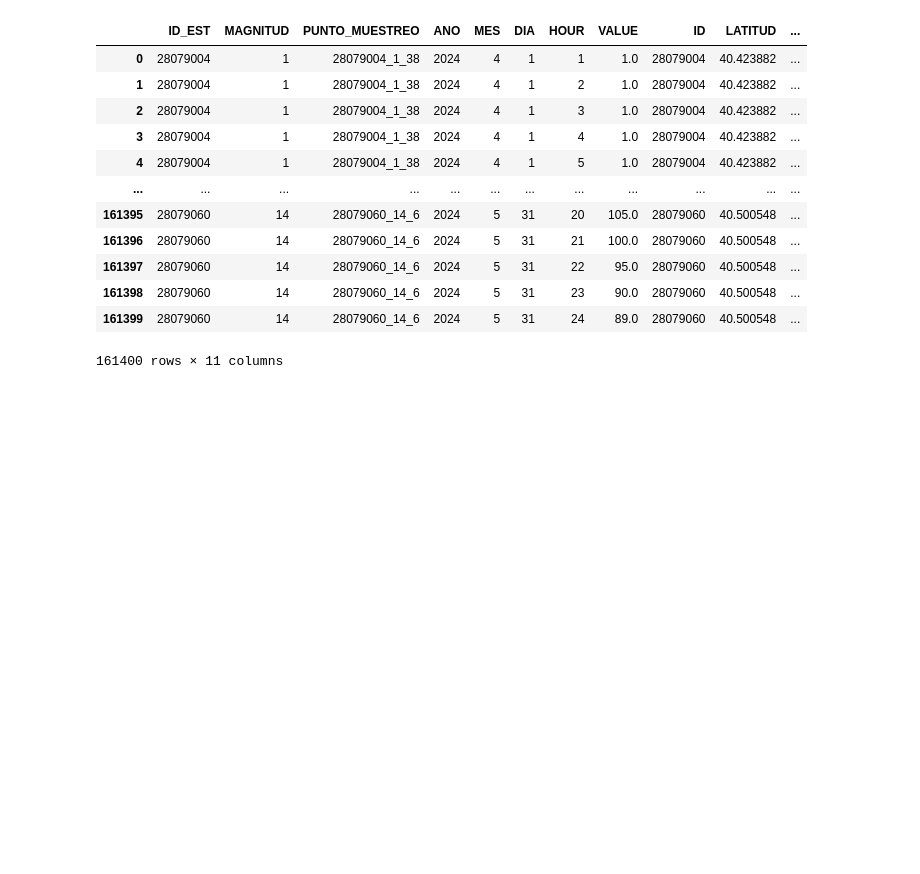
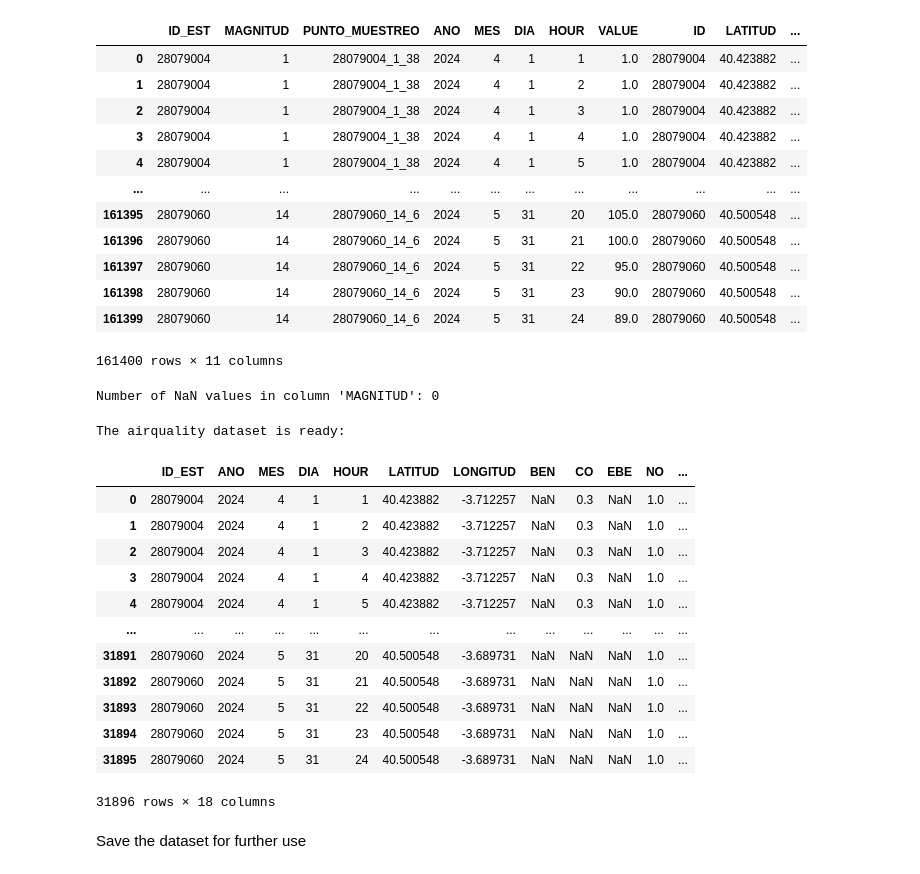
Before and after one commit to acelico/Air-pollution-Madrid, a Jupyter notebook: notebooks/2) load AIR data.ipynb, the cells around one changed output. Drawn from its saved outputs; the diff is of its cells as text; code cells hidden in the pictures; blank space fills up the shorter version.

```diff
--- a/notebooks/2) load AIR data.ipynb
+++ b/notebooks/2) load AIR data.ipynb
@@ -105,3 +98,66 @@ This is the resulting dataset
 | 161398 | 28079060 | 14 | 28079060_14_6 | 2024 | 5 | 31 | 23 | 90.0 | 28079060 | 40.500548 | ... |
 | 161399 | 28079060 | 14 | 28079060_14_6 | 2024 | 5 | 31 | 24 | 89.0 | 28079060 | 40.500548 | ... |
 161400 rows × 11 columns
+# %%
+# Drop rows with NaN values in MAGNITUD column
+merged_df.dropna(subset=['MAGNITUD'], inplace=True)
+
+NAS = merged_df["MAGNITUD"].isnull().sum()
+print(f"Number of NaN values in column 'MAGNITUD': {NAS}")
+# %% [output]
+Number of NaN values in column 'MAGNITUD': 0
+# %%
+merged_df['MAGNITUD'] = merged_df['MAGNITUD'].astype(int)
+
+# Mapping of MAGNITUD codes to parameter names
+magnitude_mapping = {
+    1 : "SO2",
+    6 : "CO",
+    7 : "NO",
+    8 : "NO2",
+    9 : "PM2.5",
+    10 : "PM10",
+    12 : "NOX",
+    14 : "O3",
+    20 : "TOL",
+    30 : "BEN",
+    35 : "EBE",
+    37 : "MXY",
+    38 : "PXY",
+    39 : "OXY",
+    42 : "TCH",
+    43 : "CH4",
+    44 : "NMHC",
+    431 : "MPX"
+    }
+
+# Replace MAGNITUD codes with their respective names
+merged_df['MAGNITUD'] = merged_df['MAGNITUD'].map(magnitude_mapping)
+
+# Pivot the table
+airqual = merged_df.pivot_table(index=['ID_EST', 'ANO', 'MES', 'DIA', 'HOUR', 'LATITUD', 'LONGITUD'],
+                                    columns='MAGNITUD',
+                                    values='VALUE', aggfunc='mean').reset_index()
+
+# Flatten the columns
+airqual.columns.name = None
+
+print("The airquality dataset is ready:")
+airqual
+# %% [output]
+The airquality dataset is ready:
+|  | ID_EST | ANO | MES | DIA | HOUR | LATITUD | LONGITUD | BEN | CO | EBE | NO | ... |
+| 0 | 28079004 | 2024 | 4 | 1 | 1 | 40.423882 | -3.712257 | NaN | 0.3 | NaN | 1.0 | ... |
+| 1 | 28079004 | 2024 | 4 | 1 | 2 | 40.423882 | -3.712257 | NaN | 0.3 | NaN | 1.0 | ... |
+| 2 | 28079004 | 2024 | 4 | 1 | 3 | 40.423882 | -3.712257 | NaN | 0.3 | NaN | 1.0 | ... |
+| 3 | 28079004 | 2024 | 4 | 1 | 4 | 40.423882 | -3.712257 | NaN | 0.3 | NaN | 1.0 | ... |
+| 4 | 28079004 | 2024 | 4 | 1 | 5 | 40.423882 | -3.712257 | NaN | 0.3 | NaN | 1.0 | ... |
+| ... | ... | ... | ... | ... | ... | ... | ... | ... | ... | ... | ... | ... |
+| 31891 | 28079060 | 2024 | 5 | 31 | 20 | 40.500548 | -3.689731 | NaN | NaN | NaN | 1.0 | ... |
+| 31892 | 28079060 | 2024 | 5 | 31 | 21 | 40.500548 | -3.689731 | NaN | NaN | NaN | 1.0 | ... |
+| 31893 | 28079060 | 2024 | 5 | 31 | 22 | 40.500548 | -3.689731 | NaN | NaN | NaN | 1.0 | ... |
+| 31894 | 28079060 | 2024 | 5 | 31 | 23 | 40.500548 | -3.689731 | NaN | NaN | NaN | 1.0 | ... |
+| 31895 | 28079060 | 2024 | 5 | 31 | 24 | 40.500548 | -3.689731 | NaN | NaN | NaN | 1.0 | ... |
+31896 rows × 18 columns
+# %% [markdown]
+Save the dataset for further use
```
Also changed, not shown: parts of 7 cells of this notebook, 2 other files.
